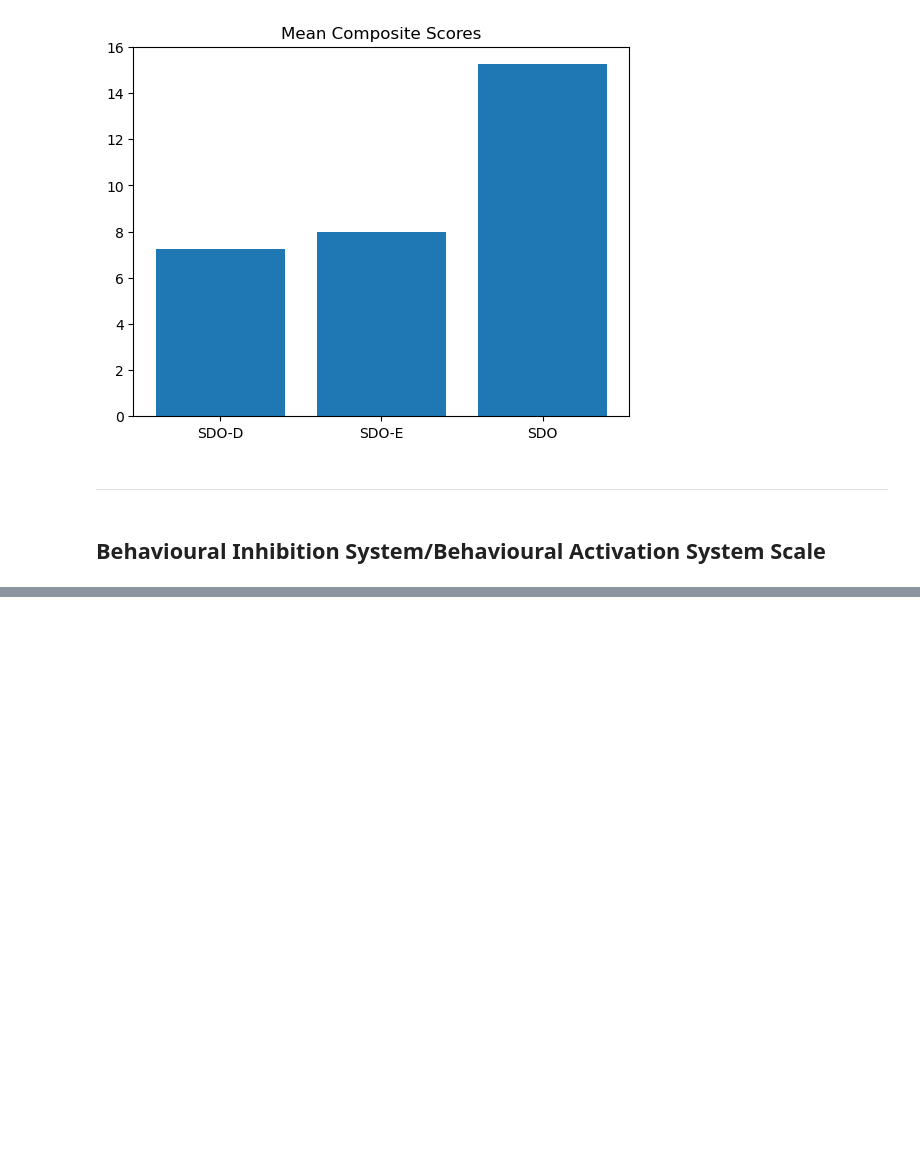
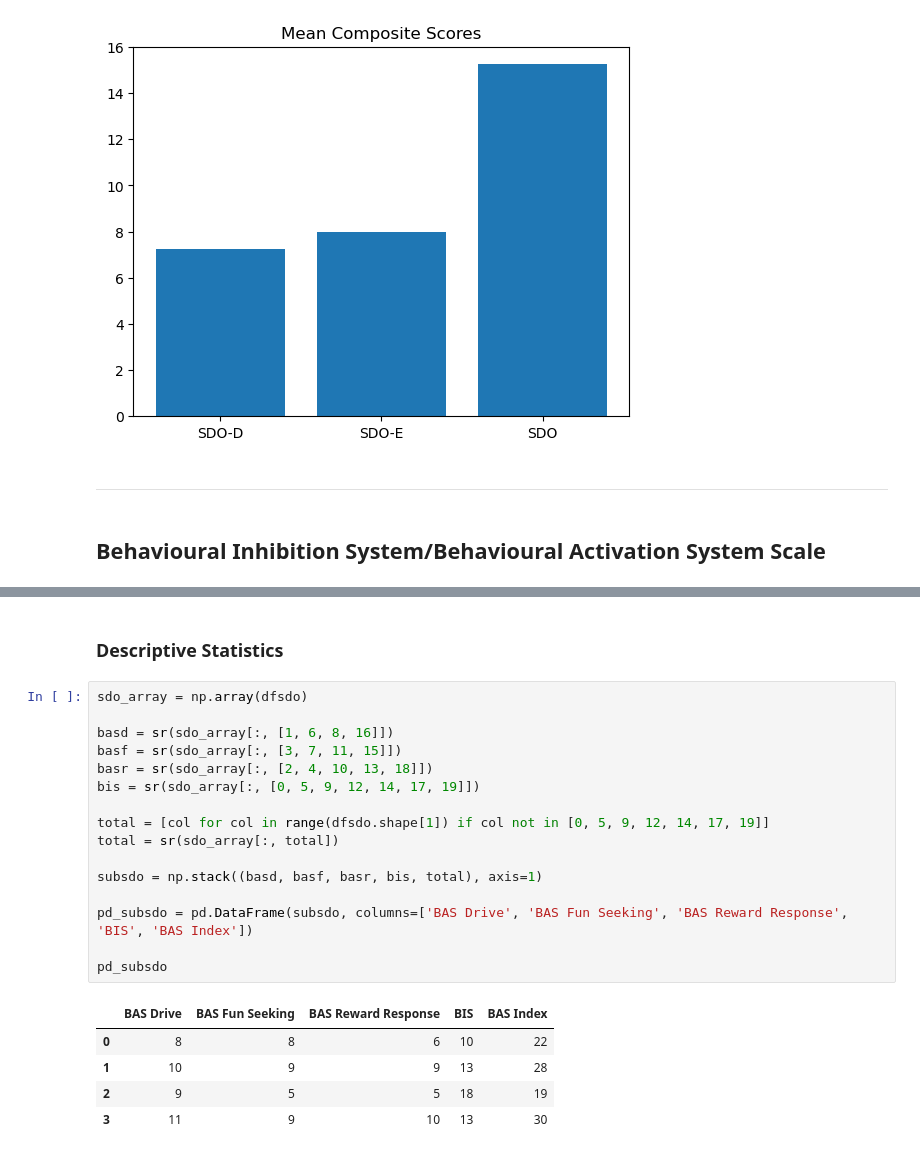
Before and after one commit to pavgreen9/EEGMANYLABS, a Jupyter notebook: Pandas Amodio Replication/Data Check.ipynb, the cells around one changed output, grey strips where cells are left out. Drawn from its saved outputs; the diff is of its cells as text; blank space fills up the shorter version.

```diff
--- a/Pandas Amodio Replication/Data Check.ipynb
+++ b/Pandas Amodio Replication/Data Check.ipynb
@@ -719,0 +736,24 @@ dfsdo.iloc[:, 2
+# %% [markdown]
+### Descriptive Statistics
+# %%
+sdo_array = np.array(dfsdo)
+
+basd = sr(sdo_array[:, [1, 6, 8, 16]])
+basf = sr(sdo_array[:, [3, 7, 11, 15]])
+basr = sr(sdo_array[:, [2, 4, 10, 13, 18]])
+bis = sr(sdo_array[:, [0, 5, 9, 12, 14, 17, 19]])
+
+total = [col for col in range(dfsdo.shape[1]) if col not in [0, 5, 9, 12, 14, 17, 19]]
+total = sr(sdo_array[:, total])
+
+subsdo = np.stack((basd, basf, basr, bis, total), axis=1)
+
+pd_subsdo = pd.DataFrame(subsdo, columns=['BAS Drive', 'BAS Fun Seeking', 'BAS Reward Response', 'BIS', 'BAS Index'])
+
+pd_subsdo
+# %% [output]
+|  | BAS Drive | BAS Fun Seeking | BAS Reward Response | BIS | BAS Index |
+| 0 | 8 | 8 | 6 | 10 | 22 |
+| 1 | 10 | 9 | 9 | 13 | 28 |
+| 2 | 9 | 5 | 5 | 18 | 19 |
+| 3 | 11 | 9 | 10 | 13 | 30 |
```
Also changed, not shown: parts of 3 cells of this notebook.
